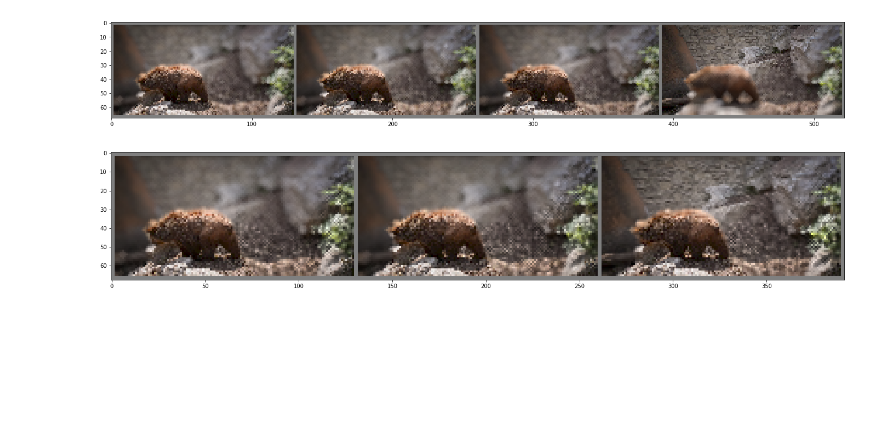
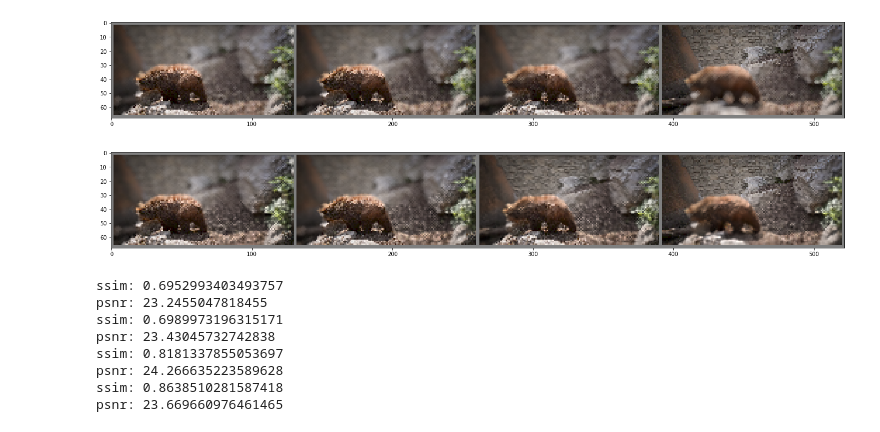
Before and after one commit to cianhwang/pyFusion, a Jupyter notebook: Robotics_Control.ipynb, the cells around one changed output. Cells and saved outputs as stored; diff of their text form; code cells hidden in the pictures; blank space fills up the shorter version.

Commit message:
what i find -- psnr/mse may not do a great job; ssim does.

```diff
--- a/Robotics_Control.ipynb
+++ b/Robotics_Control.ipynb
@@ -291,12 +291,12 @@ class Dataset(data.Dataset):
         X = []
         dpt = []
         for i in range(self.seq):
-            img = cv2.imread("../datasets/DAVIS/JPEGImages/bear/{:05d}.jpg".format(index + i))
+            img = cv2.imread("../datasets/DAVIS/JPEGImages/bear/{:05d}.jpg".format(index + i*3))
             img = cv2.cvtColor(img, cv2.COLOR_BGR2RGB)
             img = np.float32(img)/127.5-1
             img = cv2.resize(img, (128, 64) , interpolation = cv2.INTER_CUBIC)
             X.append(img.transpose(2, 0, 1))
-            d = np.load("../datasets/DAVIS/viz_predictions/bear/{:05d}.npy".format(index + i))
+            d = np.load("../datasets/DAVIS/viz_predictions/bear/{:05d}.npy".format(index + i*3))
             d = cv2.resize(d, (128, 64) , interpolation = cv2.INTER_CUBIC)
             dpt.append(d[np.newaxis, ...])
 
@@ -350,10 +350,24 @@ tensor([[-0.9000],
 (64, 128, 3) (64, 128) 2599.9999940395355
 [figure]
 # %%
-fused = fuseTwoImages(imgT[:-1], imgT[1:])
+fused = fuseTwoImages(imgT, imgT[[1, 2, 3, 0]])
 imshow(utils.make_grid(fused.cpu()))
 # %% [output]
-[figure, old version]
+[figure, new version]
+# %%
+from skimage.measure import compare_ssim, compare_psnr
+for i in range(fused.size()[0]):
+    print("ssim:", compare_ssim(fused[i].cpu().numpy().transpose(1, 2, 0), images[0][i].cpu().numpy().transpose(1, 2, 0), multichannel=True))
+    print("psnr:", compare_psnr(fused[i].cpu().numpy().transpose(1, 2, 0), images[0][i].cpu().numpy().transpose(1, 2, 0)))
+# %% [output]
+ssim: 0.6952993403493757
+psnr: 23.2455047818455
+ssim: 0.6989973196315171
+psnr: 23.43045732742838
+ssim: 0.8181337855053697
+psnr: 24.266635223589628
+ssim: 0.8638510281587418
+psnr: 23.669660976461465
 # %%
 optim = optim.Adam(filter(lambda p: p.requires_grad, model.parameters()), lr=1e-4)
 # %%
```
